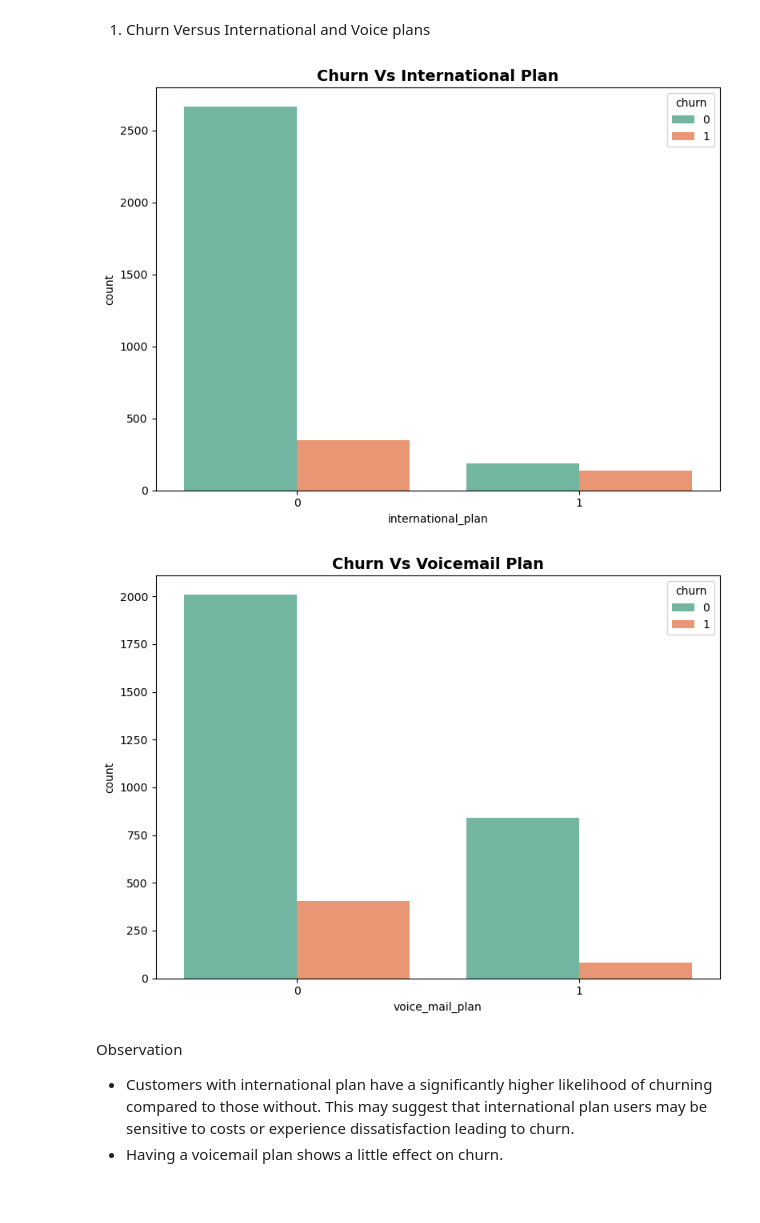
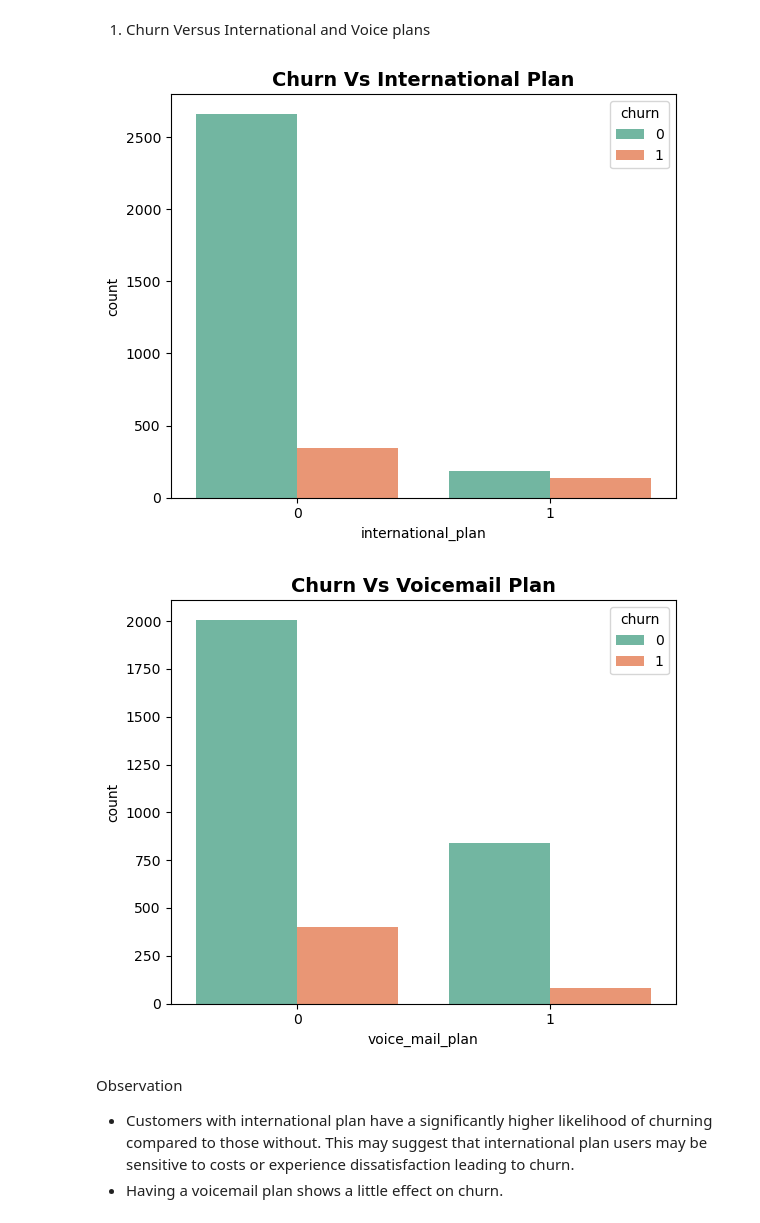
Before and after one commit to Mercykirwa25/End_Phase_3_Project, a Jupyter notebook: Churn_dataset.ipynb, the cells around one changed output. Saved outputs shown, nothing was run; the diff lists cells and outputs as text; code cells hidden in the pictures.

```diff
--- a/Churn_dataset.ipynb
+++ b/Churn_dataset.ipynb
@@ -467,20 +476,20 @@ We will focus on the following key bivariate relationship in our telecom dataset
 # %% [markdown]
 1. Churn Versus International and Voice plans
 # %%
-plt.figure(figsize=(8,6))
+plt.figure(figsize=(6,5))
 sns.countplot(x="international_plan", hue="churn", data=df, palette="Set2")
 plt.title("Churn Vs International Plan", fontsize=14, weight="bold")
 plt.tight_layout()
 plt.show()
 
-plt.figure(figsize=(8,6))
+plt.figure(figsize=(6,5))
 sns.countplot(x="voice_mail_plan", hue="churn", data=df, palette="Set2")
 plt.title("Churn Vs Voicemail Plan", fontsize=14, weight="bold")
 plt.tight_layout()
 plt.show()
 # %% [output]
-[figure, old version]
+[figure, new version]
-[figure, old version]
+[figure, new version]
 # %% [markdown]
 Observation
 - Customers with international plan have a significantly higher likelihood of churning compared to those without. This may suggest that international plan users may be sensitive to costs or experience dissatisfaction leading to churn.
```
Also changed, not shown: parts of 53 cells of this notebook.
